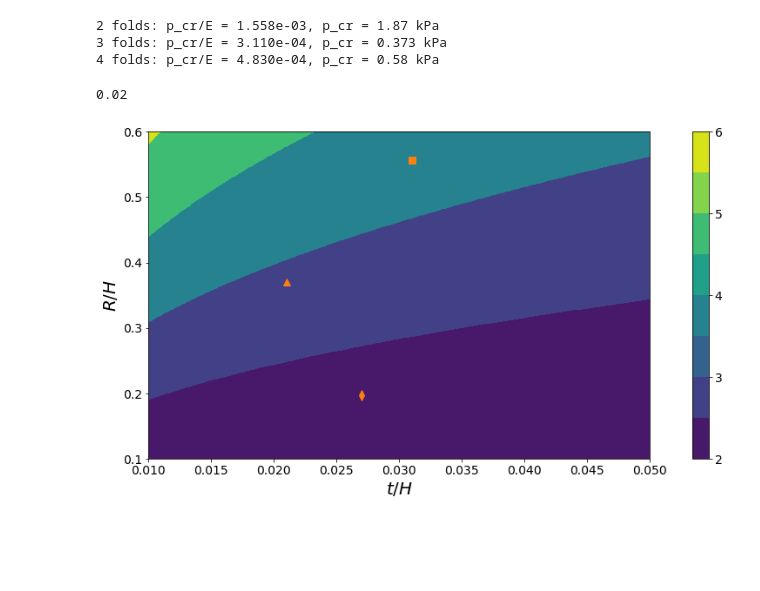
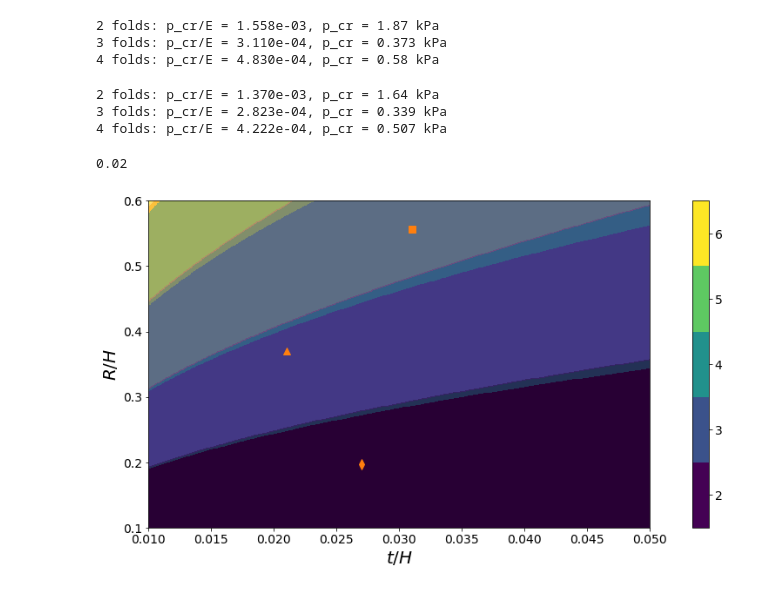
Before and after one commit to bertoldi-collab/buckling-cylinders, a Jupyter notebook: modes_theory.ipynb, the cells around one changed output. Saved outputs shown, nothing was run; the diff lists cells and outputs as text; code cells hidden in the pictures; blank space fills up the shorter version.

Commit message:
testing 2nd step pressure + nb stuff

```diff
--- a/modes_theory.ipynb
+++ b/modes_theory.ipynb
@@ -27,13 +27,37 @@ def find_n(R,t,H):
     v_R = R/H
     v_t = t/H
 
-    _, n = find_pcr_n_alt(v_R, v_t)
+    n, _ = find_pcr_n_alt(v_R, v_t)
     return n
 
 
 def find_n_alt(v_R, v_t):
-    _, n = find_pcr_n_alt(v_R, v_t)
+    n, _ = find_pcr_n_alt(v_R, v_t)
     return n
+# %%
+def find_pcr_n_alt_v2(v_R, v_t):
+    v1 = v_R
+    v2 = v_t / v_R
+    # print(f'({v1:.3f},{v2:.3f})')
+    nu = 0.5
+
+    n_all = [2,3,4,5,6]
+
+    p_cr = lambda n: ((np.pi*v1)**2 + n**2)**2 * v2**3 / (12 * (1-nu**2) * (n**2 + np.pi**2 / 2 * v1**2)) + (np.pi*v1)**4 * v2/((n**2 + np.pi**2 / 2 * v1**2) * ((np.pi*v1)**2 + n**2)**2)
+
+    p_cr_all = [p_cr(n) for n in n_all]
+    idx_min = np.argmin(p_cr_all)
+    return (n_all[idx_min], p_cr_all[idx_min])
+
+def find_n_alt_v2(v_R, v_t):
+    n, _ = find_pcr_n_alt_v2(v_R, v_t)
+    return n
+
+def find_pcr_n_v2(R,H,t):
+    v_R = R/H
+    v_t = t/H
+
+    return find_pcr_n_alt_v2(v_R = v_R, v_t = v_t)
 # %%
 E = 1.1
 n,p_cr = find_pcr_n(R = 8.8, H = 44.75, t = 1.2)
@@ -84,6 +112,24 @@ print(f'{n} folds: p_cr/E = {p_cr:.3e}, p_cr = {p_cr*1e3*E:.3} kPa')
 2 folds: p_cr/E = 1.558e-03, p_cr = 1.87 kPa
 3 folds: p_cr/E = 3.110e-04, p_cr = 0.373 kPa
 4 folds: p_cr/E = 4.830e-04, p_cr = 0.58 kPa
+# %%
+#w/ adjustment + adding hydrostatic pressure factor:
+E = 1.2
+
+t = 1.2
+n,p_cr = find_pcr_n_v2(R = 8.8 + t/2, H = 44.75, t = t)
+print(f'{n} folds: p_cr/E = {p_cr:.3e}, p_cr = {p_cr*1e3*E:.3} kPa')
+
+t = 0.54
+n,p_cr = find_pcr_n_v2(R = 10 + t/2, H = 27, t = t)
+print(f'{n} folds: p_cr/E = {p_cr:.3e}, p_cr = {p_cr*1e3*E:.3} kPa')
+
+n,p_cr = find_pcr_n_v2(R = 10 + t/2, H = 18, t = t)
+print(f'{n} folds: p_cr/E = {p_cr:.3e}, p_cr = {p_cr*1e3*E:.3} kPa')
+# %% [output]
+2 folds: p_cr/E = 1.370e-03, p_cr = 1.64 kPa
+3 folds: p_cr/E = 2.823e-04, p_cr = 0.339 kPa
+4 folds: p_cr/E = 4.222e-04, p_cr = 0.507 kPa
 # %%
 0.54/27
 # %% [output]
@@ -103,8 +149,10 @@ H_possible = np.linspace(30,35,10)
 # %%
 num_try_R = 400
 num_try_t = 400
+n_all = np.zeros((num_try_R, num_try_t), dtype = int)
 
 res_all = np.zeros((num_try_R, num_try_t), dtype = int)
+res_all_v2 = np.zeros((num_try_R, num_try_t), dtype = int)
 
 v_R_try = np.linspace(0.1,0.6, num_try_R)
 v_t_try = np.linspace(0.01,0.05, num_try_t)
@@ -112,29 +160,32 @@ v_t_try = np.linspace(0.01,0.05, num_try_t)
 for i,v_R in enumerate(v_R_try):
     for j,v_t in enumerate(v_t_try):
         res_all[i,j] = int(find_n_alt(v_R,v_t))
+        res_all_v2[i,j] = int(find_n_alt_v2(v_R,v_t))
 # %%
 fig, ax = plt.subplots(figsize = (10,6), constrained_layout = True)
 
 markersize_all = 8
 # ax.imshow(res_all)
 ax.plot(0.031, 0.556, 's', color = 'tab:orange', markersize = markersize_all)
 ax.plot(0.027, 0.197, 'd', color = 'tab:orange', markersize = markersize_all)
 ax.plot(0.021, 0.370, '^', color = 'tab:orange', markersize = markersize_all)
 num_values = np.unique(res_all)
 xv, yv = np.meshgrid(v_R_try, v_t_try, indexing='ij')
-map_thing = ax.contourf(yv, xv, res_all)
+levels_set = np.arange(6) + 1.5
+map_thing = ax.contourf(yv, xv, res_all, levels = levels_set, cmap = 'viridis', vmin = 2, vmax = 6)
+ax.contourf(yv, xv, res_all_v2, levels = levels_set, cmap = 'magma', vmin = 2, vmax = 6, alpha = 0.4)
 
 
 
 cbar = fig.colorbar(map_thing, ticks=[2,3,4,5,6])
-cbar.ax.set_yticklabels(['2', '3', '4', '5', '6'])
+# cbar.ax.set_yticklabels(['2', '3', '4', '5', '6'])
 cbar.ax.tick_params(labelsize=14)
 ax.set_xlabel('$t/H$', fontsize = 20)
 ax.set_ylabel('$R/H$', fontsize = 20)
 ax.tick_params(labelsize = 14)
 ax.set_xlim(np.min(v_t_try), np.max(v_t_try))
 ax.set_ylim(np.min(v_R_try), np.max(v_R_try))
 
 fig.savefig('scream yi/heat_map_heread_v1.png', dpi = 300)
 # %% [output]
-[figure, old version]
+[figure, new version]
```
Also changed, not shown: parts of 3 cells of this notebook, 10 other files.
